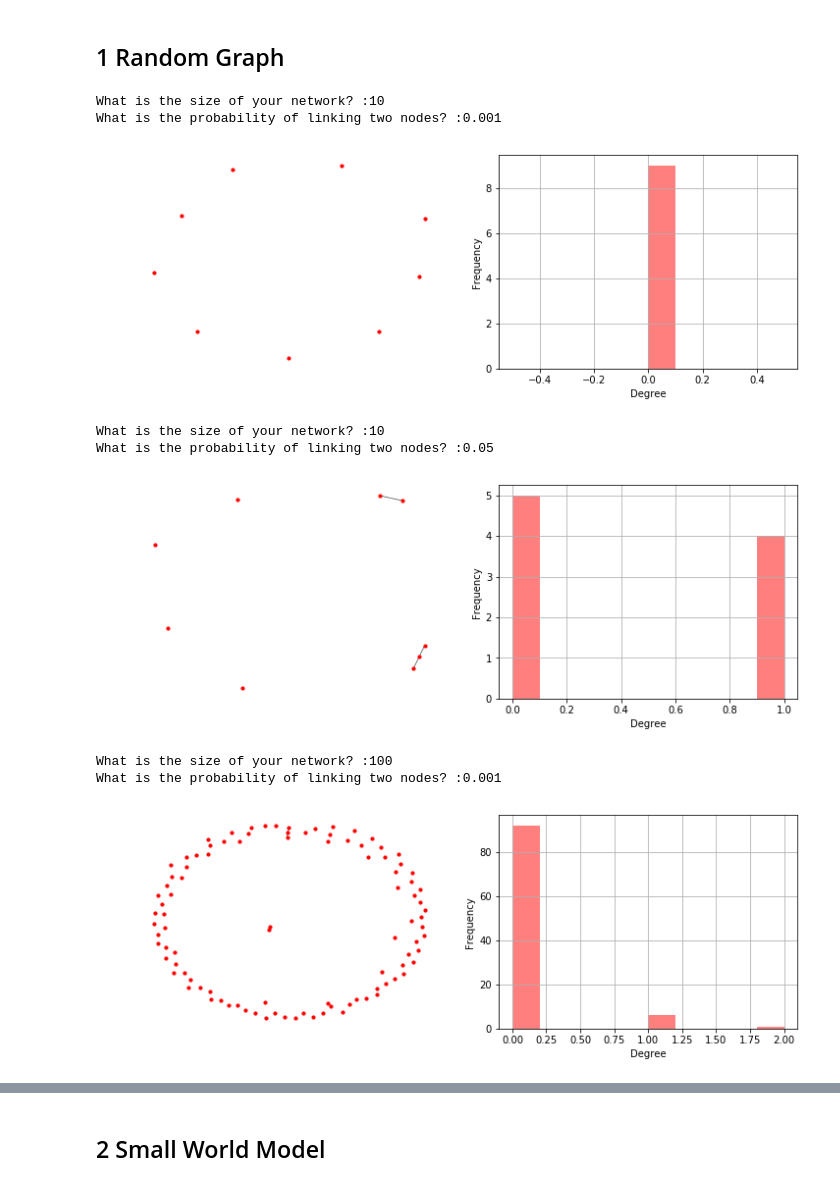
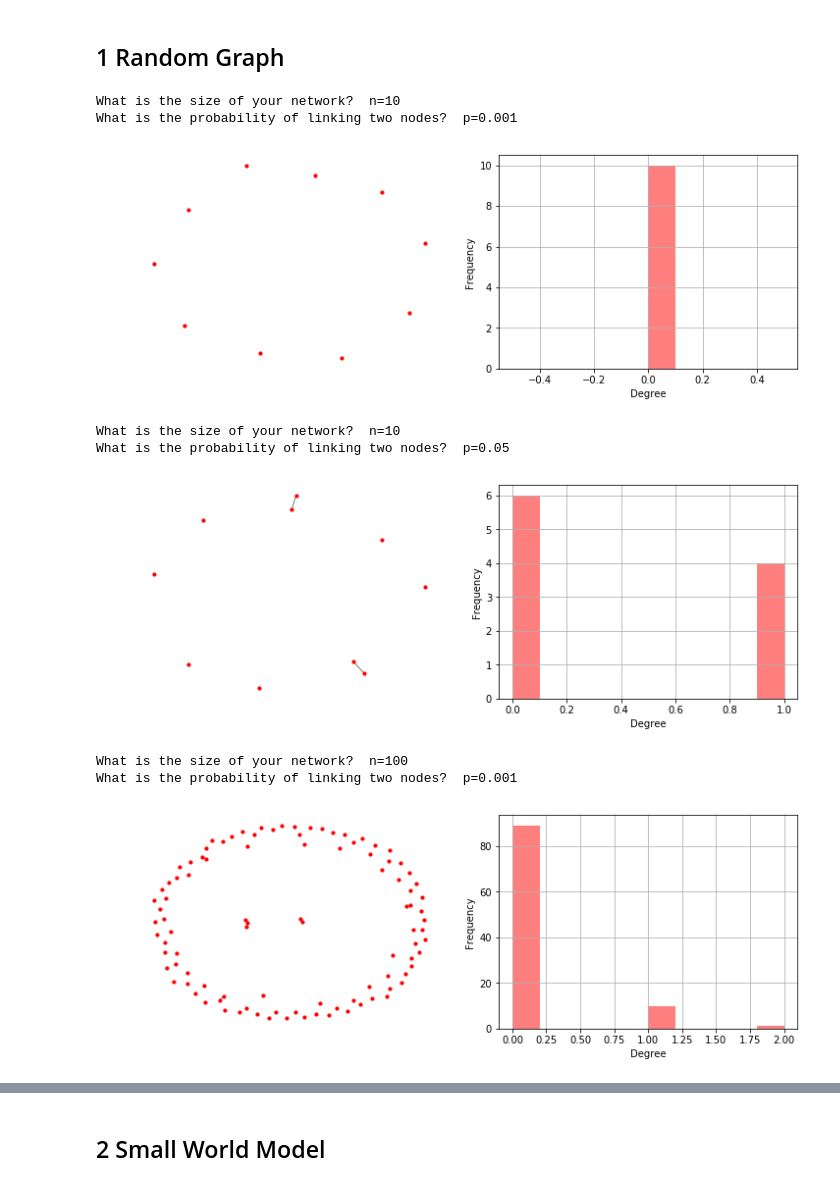
Before and after one commit to LICHUANYUNNN/COM5506, a Jupyter notebook: assignment3.ipynb, the cells around one changed output, grey strips where cells are left out. Drawn from its saved outputs; the diff is of its cells as text; code cells hidden in the pictures.

```diff
--- a/assignment3.ipynb
+++ b/assignment3.ipynb
@@ -6,18 +6,21 @@ import matplotlib.pyplot as plt
 # %% [markdown]
 ## 1 Random Graph
 # %%
-n=int(raw_input('What is the size of your network? :'))
-p=float(raw_input('What is the probability of linking two nodes? :'))
+n=int(raw_input('What is the size of your network?  n='))
+p=float(raw_input('What is the probability of linking two nodes?  p='))
 # random.random(): generate a random number between 0 and 1
 # undirected graph: i<j
 
 G=nx.Graph()
-for i in range(n):
-    for j in range(i+1,n):
+for i in range(1,n+1):
+    for j in range(i+1,n+1):
         if random.random() < p:
             G.add_edge(i,j)
         else:
-            G.add_node(i)
+            if j < n:
+                G.add_node(i)
+            else:
+                G.add_nodes_from([i,j])
 
 degree=dict(nx.degree(G))
 plt.figure(figsize=(12,4))
@@ -29,20 +32,23 @@ plt.xlabel('Degree')
 plt.ylabel('Frequency')
 plt.grid(True)
 # %% [output]
-What is the size of your network? :10
-What is the probability of linking two nodes? :0.001
+What is the size of your network?  n=10
+What is the probability of linking two nodes?  p=0.001
-[figure, old version]
+[figure, new version]
 # %%
-n=int(raw_input('What is the size of your network? :'))
-p=float(raw_input('What is the probability of linking two nodes? :'))
+n=int(raw_input('What is the size of your network?  n='))
+p=float(raw_input('What is the probability of linking two nodes?  p='))
 
 G=nx.Graph()
-for i in range(n):
-    for j in range(i+1,n):
+for i in range(1,n+1):
+    for j in range(i+1,n+1):
         if random.random() < p:
             G.add_edge(i,j)
         else:
-            G.add_node(i)
+            if j < n:
+                G.add_node(i)
+            else:
+                G.add_nodes_from([i,j])
 
 degree=dict(nx.degree(G))
 plt.figure(figsize=(12,4))
@@ -54,32 +60,35 @@ plt.xlabel('Degree')
 plt.ylabel('Frequency')
 plt.grid(True)
 # %% [output]
-What is the size of your network? :10
-What is the probability of linking two nodes? :0.05
+What is the size of your network?  n=10
+What is the probability of linking two nodes?  p=0.05
-[figure, old version]
+[figure, new version]
 # %%
-n=int(raw_input('What is the size of your network? :'))
-p=float(raw_input('What is the probability of linking two nodes? :'))
+n=int(raw_input('What is the size of your network?  n='))
+p=float(raw_input('What is the probability of linking two nodes?  p='))
 
 G=nx.Graph()
-for i in range(n):
-    for j in range(i+1,n):
+for i in range(1,n+1):
+    for j in range(i+1,n+1):
         if random.random() < p:
             G.add_edge(i,j)
         else:
-            G.add_node(i)
+            if j < n:
+                G.add_node(i)
+            else:
+                G.add_nodes_from([i,j])
 
 degree=dict(nx.degree(G))
 plt.figure(figsize=(12,4))
 plt.subplot(1,2,1)
 nx.draw(G,node_size=10,width=0.5)
 plt.subplot(1,2,2)
 plt.hist(degree.values(),facecolor='red',alpha=0.5)
 plt.xlabel('Degree')
 plt.ylabel('Frequency')
 plt.grid(True)
 # %% [output]
-What is the size of your network? :100
-What is the probability of linking two nodes? :0.001
+What is the size of your network?  n=100
+What is the probability of linking two nodes?  p=0.001
-[figure, old version]
+[figure, new version]
 # %%
```
Also changed, not shown: parts of 5 cells of this notebook.
